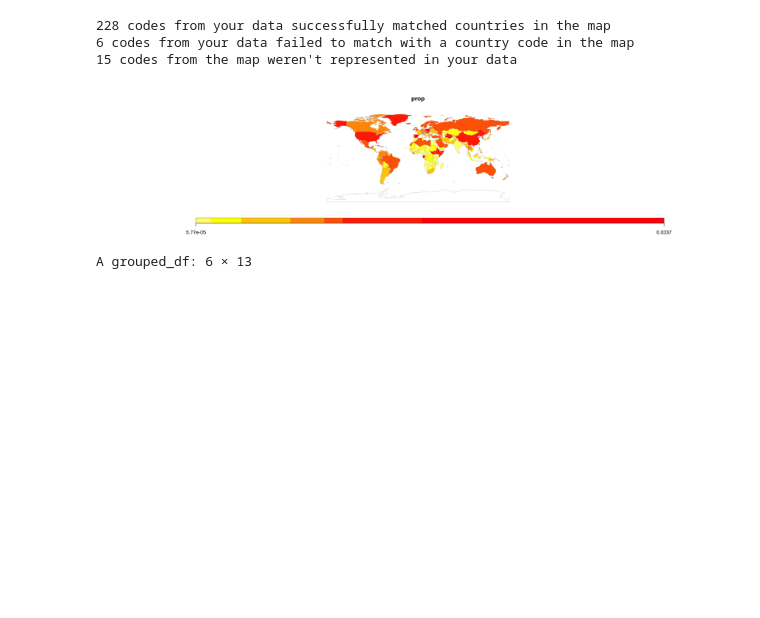
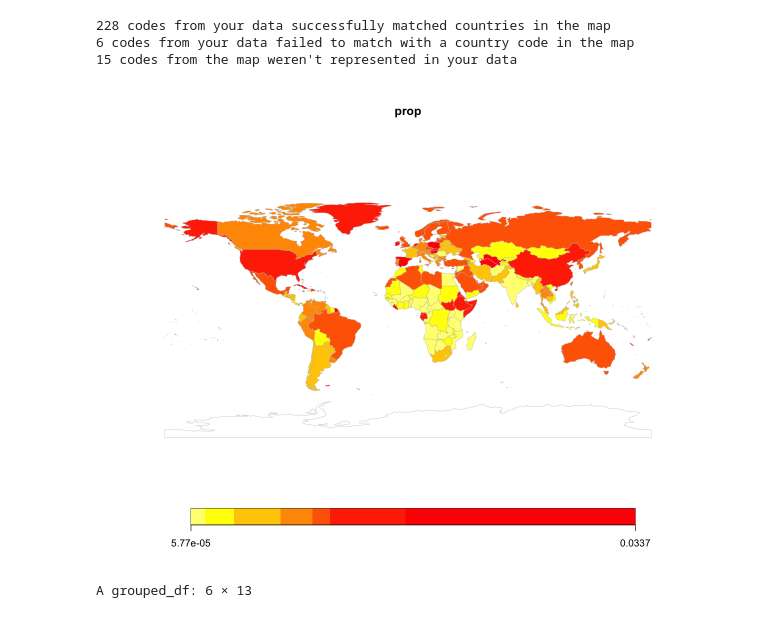
Before and after one commit to SungmokJung/mpox_global, a Jupyter notebook: scripts/A1. Dataset.ipynb, the cells around one changed output. Saved outputs shown, nothing was run; the diff lists cells and outputs as text; code cells hidden in the pictures; blank space fills up the shorter version.

```diff
--- a/scripts/A1. Dataset.ipynb
+++ b/scripts/A1. Dataset.ipynb
@@ -64,12 +64,13 @@ merge(df_inci, df_MSM_imputed %>% dplyr::select(iso_code, imputed, pop2022, regi
 write.csv(df_all_inci, "../data/MSM_pop/df_all_inci.csv")
 # %%
 ## figure for the proportion of MSM among total population
+options(repr.plot.width=10,repr.plot.height=8)
 df_MSM_imputed %>% dplyr::select(iso_code, prop) -> fig_MSM
 Map = joinCountryData2Map(fig_MSM, joinCode = "ISO3", nameJoinColumn ="iso_code", mapResolution = "coarse")
 mapCountryData(Map, nameColumnToPlot="prop")
 # %% [output]
 228 codes from your data successfully matched countries in the map
 6 codes from your data failed to match with a country code in the map
 15 codes from the map weren't represented in your data
-[figure, old version]
+[figure, new version]
 # %%
```
Also changed, not shown: parts of 2 cells of this notebook, 6 other files.
